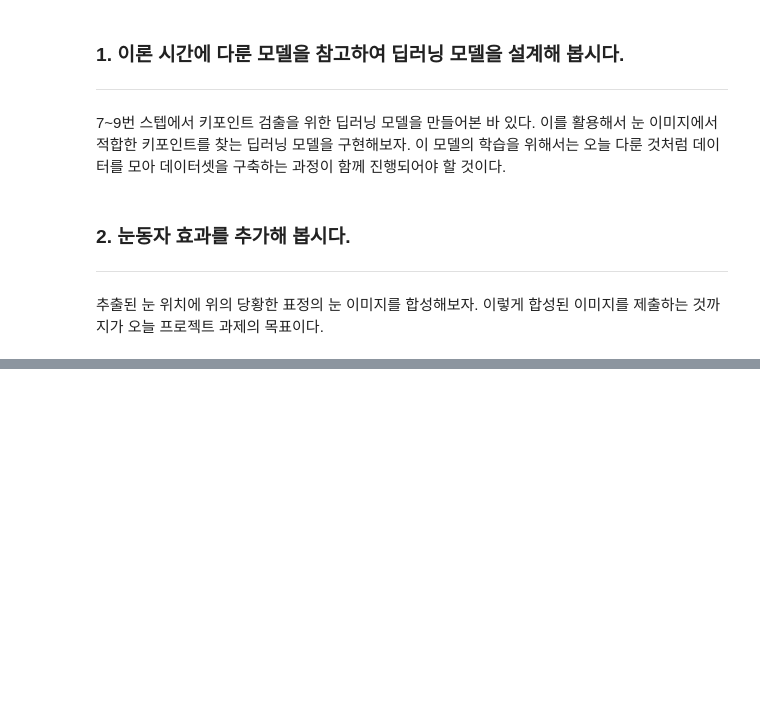
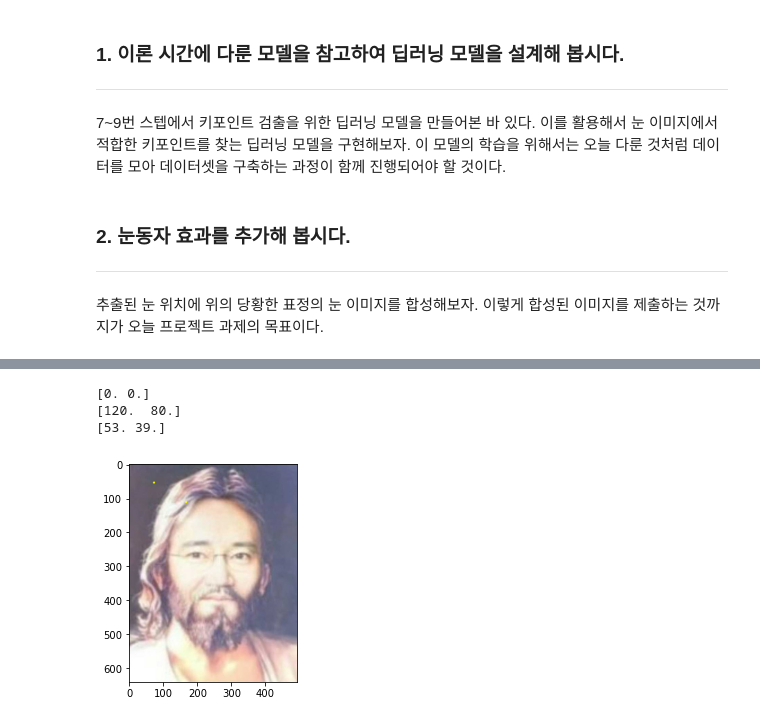
Before and after one commit to IsaacTips/AIFFEL, a Jupyter notebook: Going_Deeper/Project8_Mean_shift_App/Project8_Mean_shift_App.ipynb, the cells around one changed output, grey strips where cells are left out. Drawn from its saved outputs; the diff is of its cells as text; code cells hidden in the pictures; blank space fills up the shorter version.

```diff
--- a/Going_Deeper/Project8_Mean_shift_App/Project8_Mean_shift_App.ipynb
+++ b/Going_Deeper/Project8_Mean_shift_App/Project8_Mean_shift_App.ipynb
@@ -20,0 +329,13 @@
+# %%
+show = samfather.copy()
+for pt in repred[0]:
+    print (pt.round())
+    show = cv2.circle(show, tuple((pt*1.4).astype(int)), 3, (0,255,255), -1)
+
+plt.imshow(cv2.cvtColor(show, cv2.COLOR_BGR2RGB))
+plt.show()
+# %% [output]
+[0. 0.]
+[120.  80.]
+[53. 39.]
+[figure, added]
```
Also changed, not shown: parts of 35 cells of this notebook.
